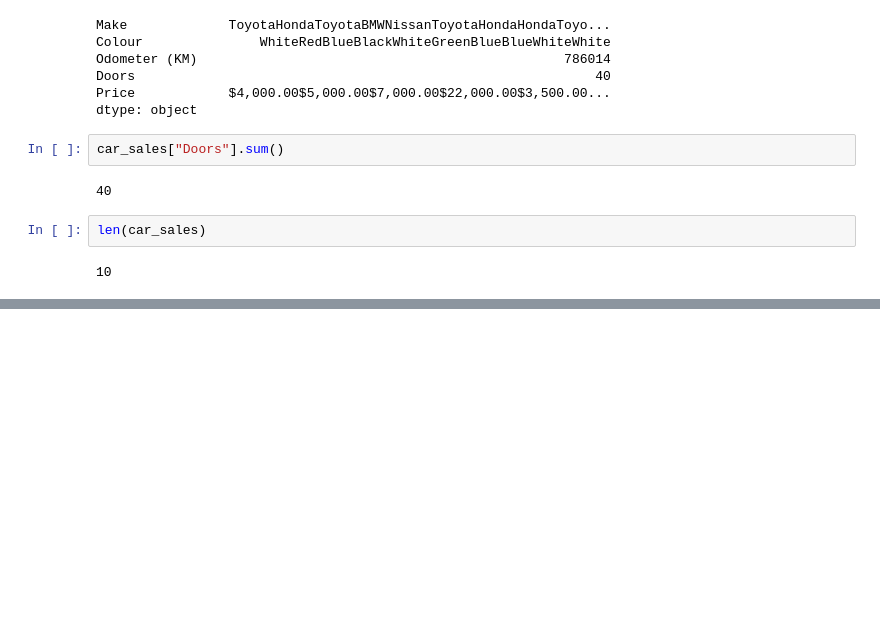
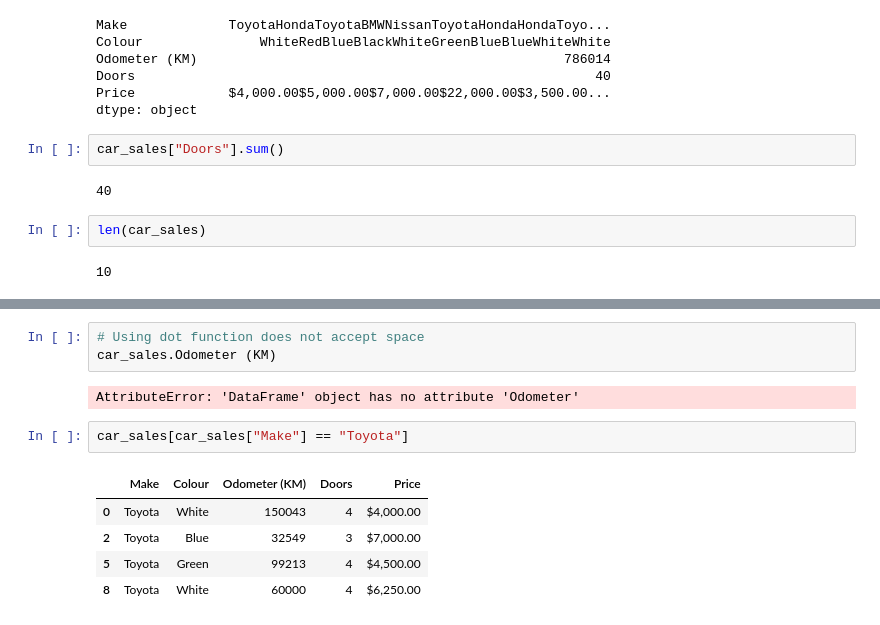
Before and after one commit to Minhajul99/Machine-Learning, a Jupyter notebook: Pandas.ipynb, the cells around one changed output, grey strips where cells are left out. Drawn from its saved outputs; the diff is of its cells as text; blank space fills up the shorter version.

```diff
--- a/Pandas.ipynb
+++ b/Pandas.ipynb
@@ -138,0 +273,13 @@ len(car_sales)
+# %%
+# Using dot function does not accept space
+car_sales.Odometer (KM)
+# %% [output]
+AttributeError: 'DataFrame' object has no attribute 'Odometer'
+# %%
+car_sales[car_sales["Make"] == "Toyota"]
+# %% [output]
+|  | Make | Colour | Odometer (KM) | Doors | Price |
+| 0 | Toyota | White | 150043 | 4 | $4,000.00 |
+| 2 | Toyota | Blue | 32549 | 3 | $7,000.00 |
+| 5 | Toyota | Green | 99213 | 4 | $4,500.00 |
+| 8 | Toyota | White | 60000 | 4 | $6,250.00 |
```
Also changed, not shown: parts of 18 cells of this notebook.
